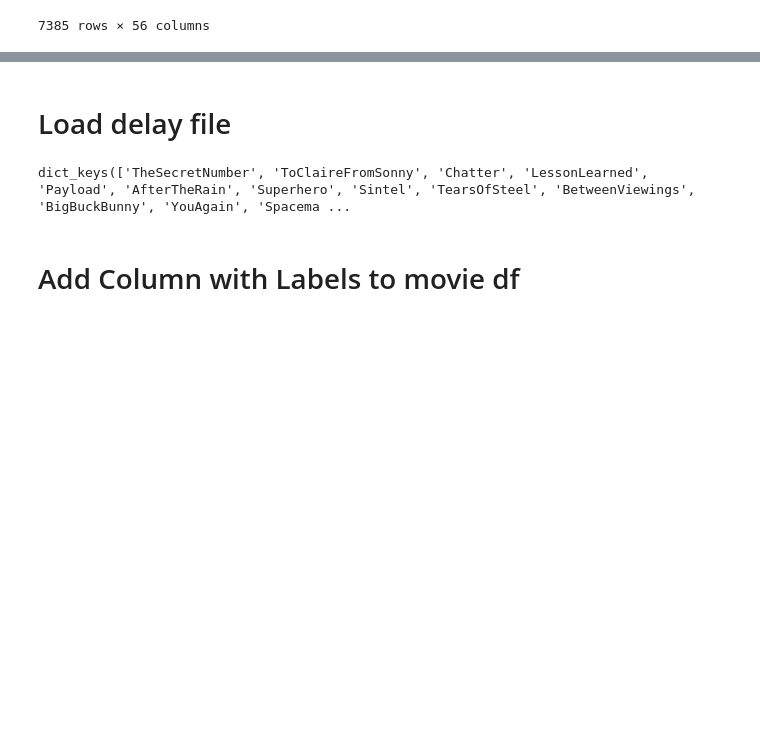
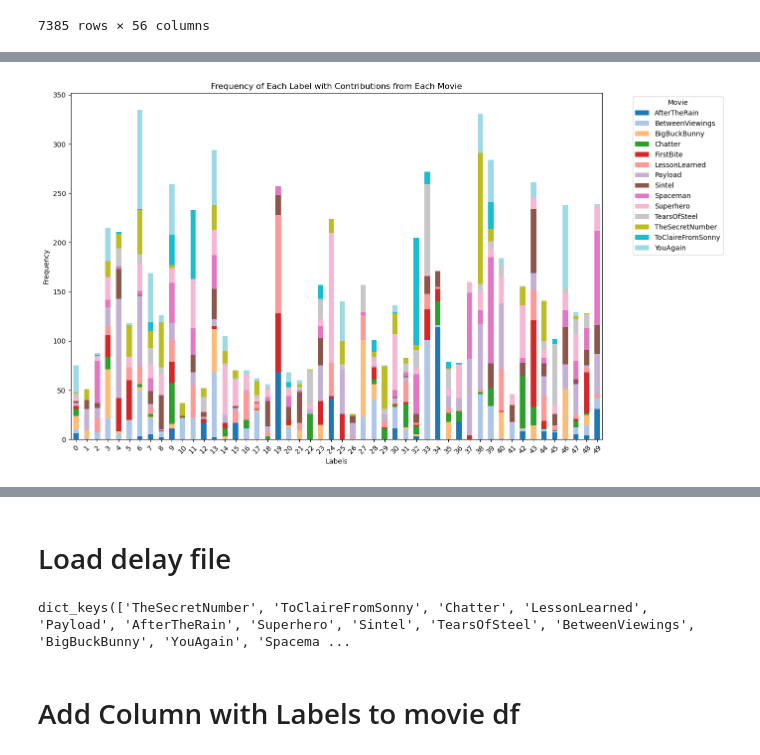
Before and after one commit to CS-433/ml-project-2-zenconvolutionalgraph, a Jupyter notebook: EDA/create_dataset.ipynb, the cells around one changed output, grey strips where cells are left out. Cells and saved outputs as stored; diff of their text form; code cells hidden in the pictures; blank space fills up the shorter version.

```diff
--- a/EDA/create_dataset.ipynb
+++ b/EDA/create_dataset.ipynb
@@ -155,0 +269,23 @@ labels_df
+# %%
+label_counts = labels_df.groupby(["single_label", "movie"]).size().unstack(fill_value=0)
+
+# Plot a stacked bar chart
+plt.figure(figsize=(14, 8))
+ax = label_counts.plot(kind="bar", stacked=True, ax=plt.gca(), colormap="tab20")
+
+# Set title and labels
+ax.set_title("Frequency of Each Label with Contributions from Each Movie")
+ax.set_ylabel("Frequency")
+ax.set_xlabel("Labels")
+
+# Rotate x-axis labels for readability
+plt.xticks(rotation=45)
+
+# Add a legend to indicate movie contributions
+plt.legend(title="Movie", bbox_to_anchor=(1.05, 1), loc="upper left")
+
+# Display the plot
+plt.tight_layout()
+plt.show()
+# %% [output]
+[figure, added]
```
Also changed, not shown: parts of 16 cells of this notebook, 7 other files.
